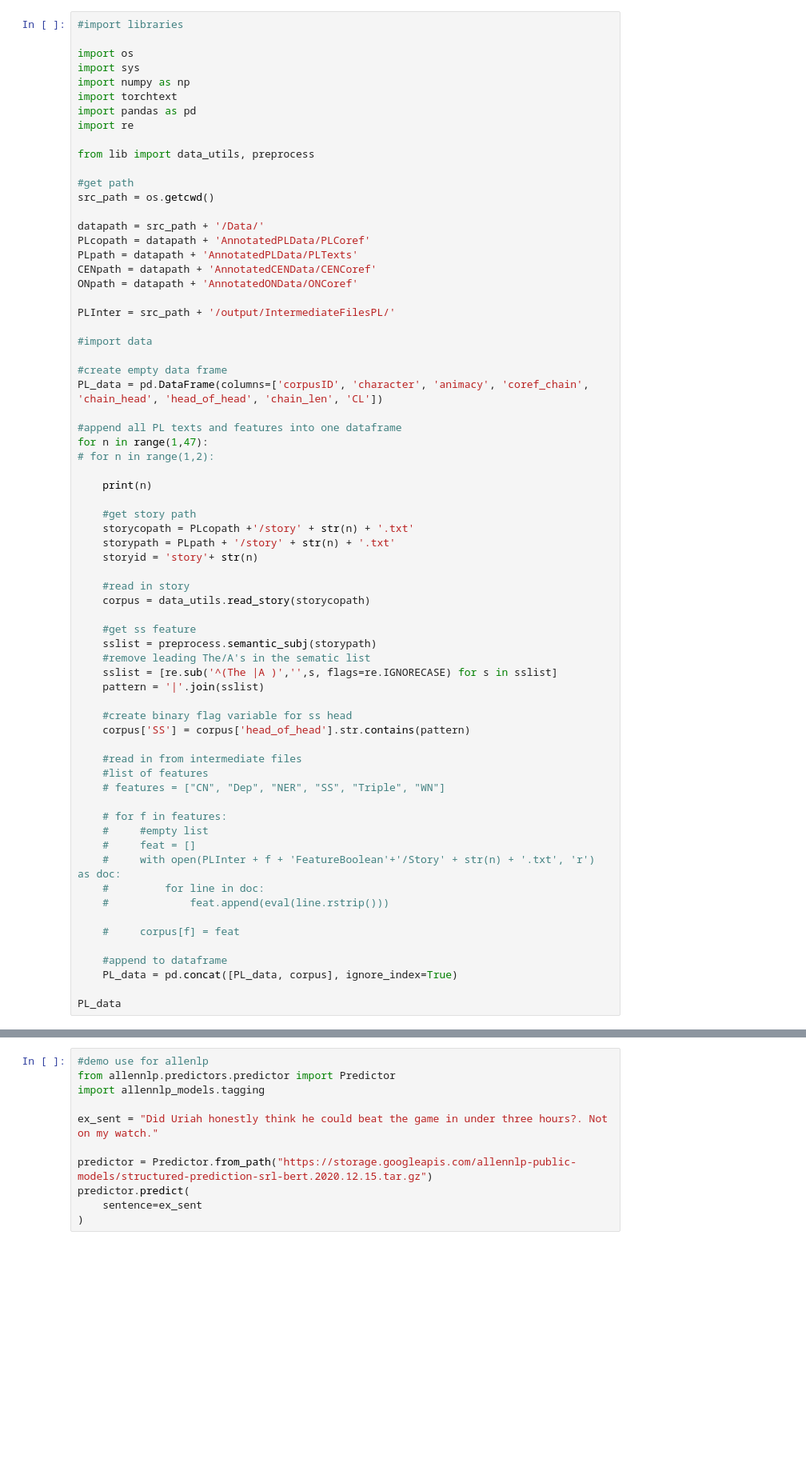
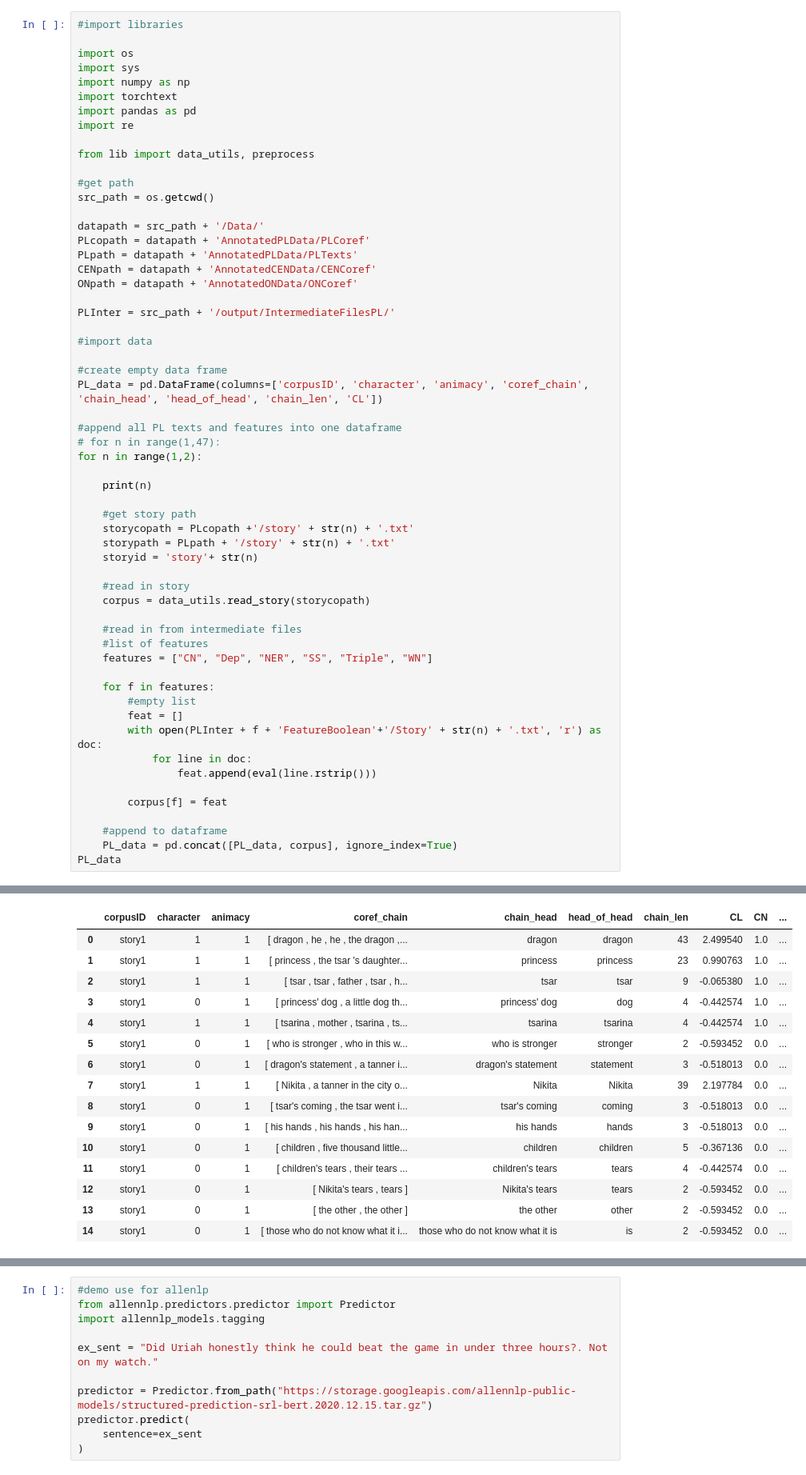
Before and after one commit to raneye99/Char_Ext, a Jupyter notebook: character_extraction.ipynb, the cells around one changed output, grey strips where cells are left out. Shown: that part at 80% size. Drawn from its saved outputs; the diff is of its cells as text; blank space fills up the shorter version.

```diff
--- a/character_extraction.ipynb
+++ b/character_extraction.ipynb
@@ -27,8 +144,8 @@ PLInter = src_path + '/output/IntermediateFilesPL/'
 PL_data = pd.DataFrame(columns=['corpusID', 'character', 'animacy', 'coref_chain', 'chain_head', 'head_of_head', 'chain_len', 'CL'])
 
 #append all PL texts and features into one dataframe
-for n in range(1,47):
-# for n in range(1,2):
+# for n in range(1,47):
+for n in range(1,2):
 
     print(n)
 
@@ -40,31 +157,21 @@ for n in range(1,47):
     #read in story
     corpus = data_utils.read_story(storycopath)
 
-    #get ss feature
-    sslist = preprocess.semantic_subj(storypath)
-    #remove leading The/A's in the sematic list
-    sslist = [re.sub('^(The |A )','',s, flags=re.IGNORECASE) for s in sslist]
-    pattern = '|'.join(sslist)
-
-    #create binary flag variable for ss head
-    corpus['SS'] = corpus['head_of_head'].str.contains(pattern)
-
     #read in from intermediate files
     #list of features
-    # features = ["CN", "Dep", "NER", "SS", "Triple", "WN"]
+    features = ["CN", "Dep", "NER", "SS", "Triple", "WN"]
 
-    # for f in features:
-    #     #empty list
-    #     feat = []
-    #     with open(PLInter + f + 'FeatureBoolean'+'/Story' + str(n) + '.txt', 'r') as doc:
-    #         for line in doc:
-    #             feat.append(eval(line.rstrip()))
+    for f in features:
+        #empty list
+        feat = []
+        with open(PLInter + f + 'FeatureBoolean'+'/Story' + str(n) + '.txt', 'r') as doc:
+            for line in doc:
+                feat.append(eval(line.rstrip()))
 
-    #     corpus[f] = feat
+        corpus[f] = feat
 
     #append to dataframe
     PL_data = pd.concat([PL_data, corpus], ignore_index=True)
-
 PL_data
 # %% [output]
 1
@@ -94,0 +178,16 @@ Some weights of the model checkpoint at bert-base-uncased were not used when ini
+|  | corpusID | character | animacy | coref_chain | chain_head | head_of_head | chain_len | CL | CN | ... |
+| 0 | story1 | 1 | 1 | [ dragon , he , he , the dragon ,... | dragon | dragon | 43 | 2.499540 | 1.0 | ... |
+| 1 | story1 | 1 | 1 | [ princess , the tsar 's daughter... | princess | princess | 23 | 0.990763 | 1.0 | ... |
+| 2 | story1 | 1 | 1 | [ tsar , tsar , father , tsar , h... | tsar | tsar | 9 | -0.065380 | 1.0 | ... |
+| 3 | story1 | 0 | 1 | [ princess' dog , a little dog th... | princess' dog | dog | 4 | -0.442574 | 1.0 | ... |
+| 4 | story1 | 1 | 1 | [ tsarina , mother , tsarina , ts... | tsarina | tsarina | 4 | -0.442574 | 1.0 | ... |
+| 5 | story1 | 0 | 1 | [ who is stronger , who in this w... | who is stronger | stronger | 2 | -0.593452 | 0.0 | ... |
+| 6 | story1 | 0 | 1 | [ dragon's statement , a tanner i... | dragon's statement | statement | 3 | -0.518013 | 0.0 | ... |
+| 7 | story1 | 1 | 1 | [ Nikita , a tanner in the city o... | Nikita | Nikita | 39 | 2.197784 | 0.0 | ... |
+| 8 | story1 | 0 | 1 | [ tsar's coming , the tsar went i... | tsar's coming | coming | 3 | -0.518013 | 0.0 | ... |
+| 9 | story1 | 0 | 1 | [ his hands , his hands , his han... | his hands | hands | 3 | -0.518013 | 0.0 | ... |
+| 10 | story1 | 0 | 1 | [ children , five thousand little... | children | children | 5 | -0.367136 | 0.0 | ... |
+| 11 | story1 | 0 | 1 | [ children's tears , their tears ... | children's tears | tears | 4 | -0.442574 | 0.0 | ... |
+| 12 | story1 | 0 | 1 | [ Nikita's tears , tears ] | Nikita's tears | tears | 2 | -0.593452 | 0.0 | ... |
+| 13 | story1 | 0 | 1 | [ the other , the other ] | the other | other | 2 | -0.593452 | 0.0 | ... |
+| 14 | story1 | 0 | 1 | [ those who do not know what it i... | those who do not know what it is | is | 2 | -0.593452 | 0.0 | ... |
```
Also changed, not shown: parts of 5 cells of this notebook.
